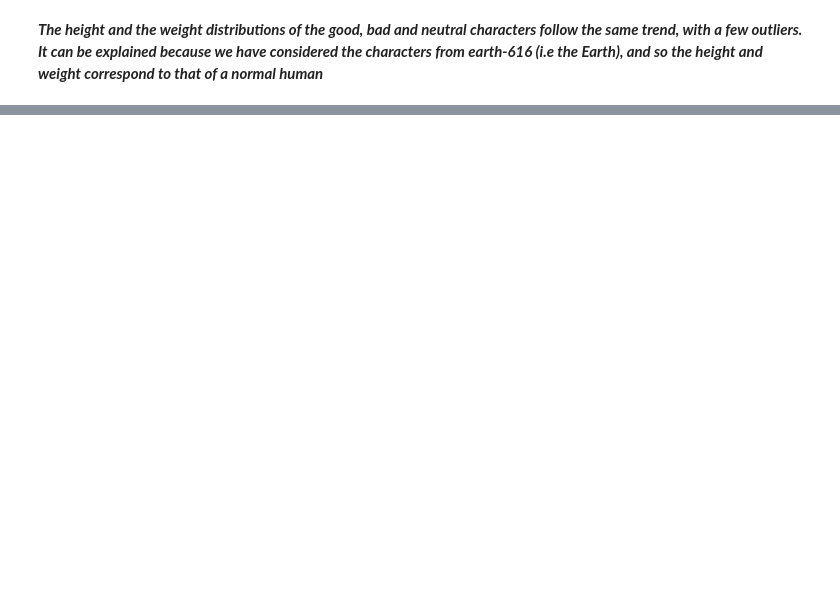
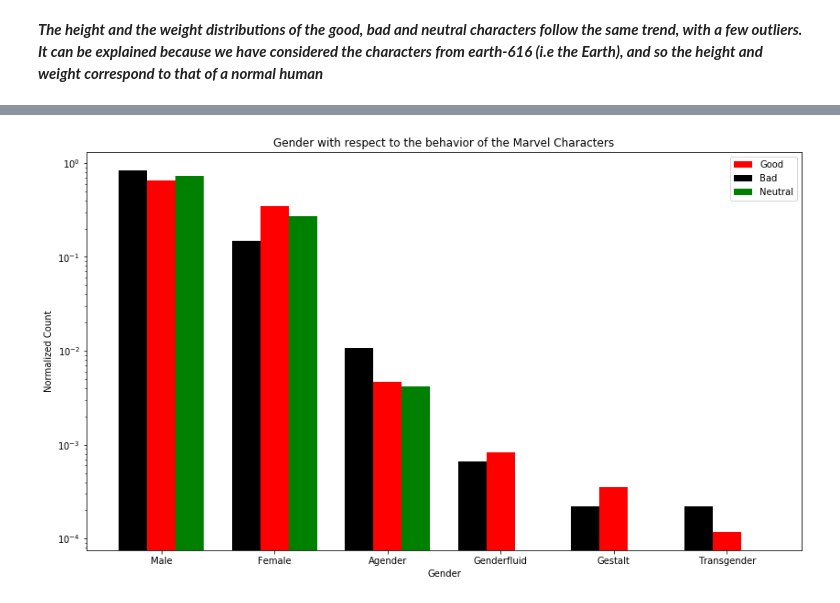
Before and after one commit to marvelous-comics/project_ADAELE, a Jupyter notebook: Marvellous Comics Notebook-Pilou.ipynb, the cells around one changed output, grey strips where cells are left out. Drawn from its saved outputs; the diff is of its cells as text; code cells hidden in the pictures; blank space fills up the shorter version.

```diff
--- a/Marvellous Comics Notebook-Pilou.ipynb
+++ b/Marvellous Comics Notebook-Pilou.ipynb
@@ -810,0 +740,5 @@ def top_10_characteristics (df, column_str):
+# %%
+gender = top_characteristics(marvel_pers_final, 'Gender')
+make_bar_plot(gender, 'Gender', 'log')
+# %% [output]
+[figure, added]
```
Also changed, not shown: parts of 19 cells of this notebook.
